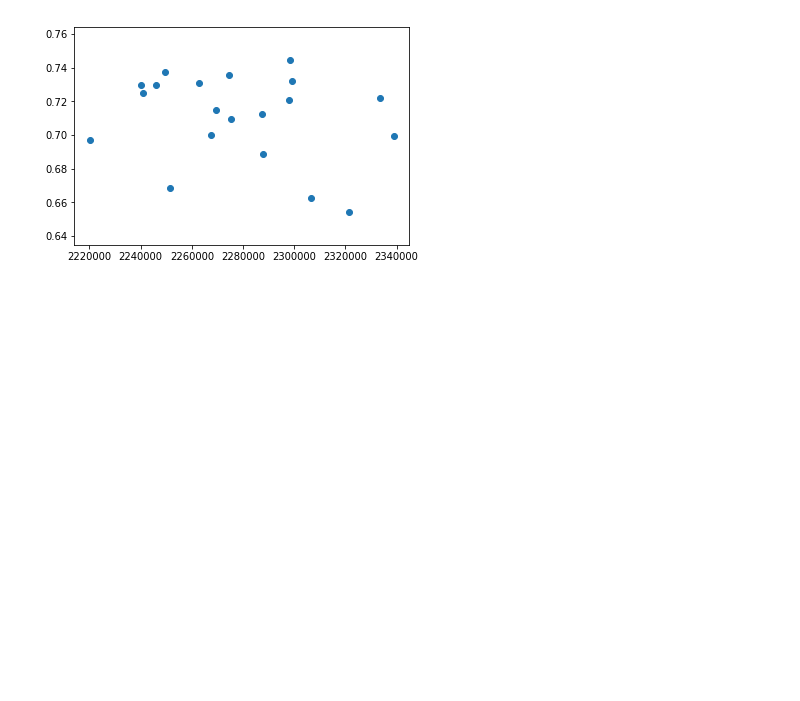
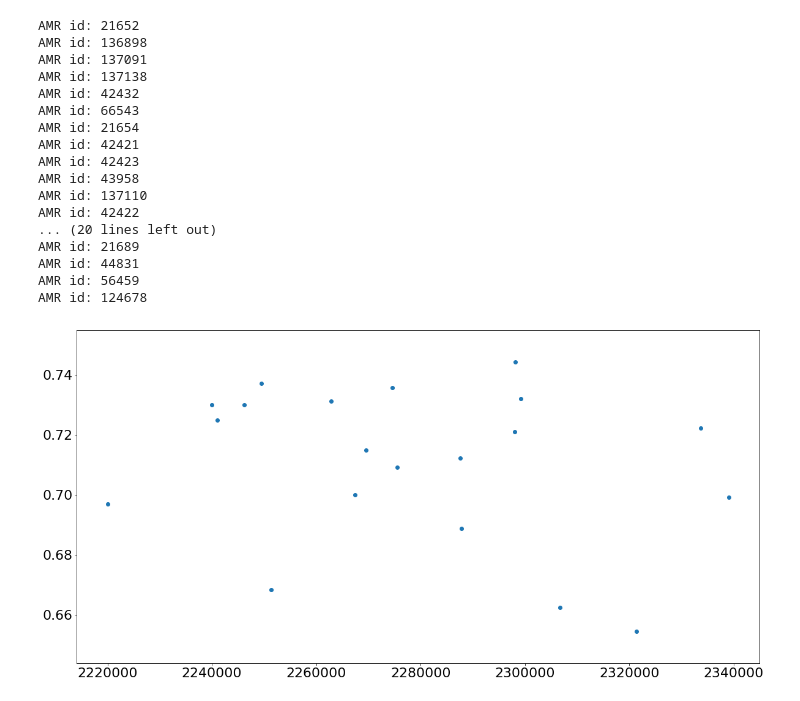
Before and after one commit to chaweewatp/northeastern-work-1, a Jupyter notebook: 5_1_Optimization_finding_objective_values.ipynb, the cells around one changed output. Saved outputs shown, nothing was run; the diff lists cells and outputs as text; code cells hidden in the pictures; blank space fills up the shorter version.

```diff
--- a/5_1_Optimization_finding_objective_values.ipynb
+++ b/5_1_Optimization_finding_objective_values.ipynb
@@ -42,7 +43,7 @@ dict_tarrif
         4.2097, 4.2097, 4.2097, 4.2097, 2.6295, 2.6295, 2.6295, 2.6295])}
 # %%
 dict_AMR_MC=np.load('dict_MC_AMR.npy')[()]
-
+dict_AMR_avg_cost_LF={}
 
 #energy purchasing
 array_sub_cost=([[],[],[],[],[],
@@ -50,39 +51,65 @@ array_sub_cost=([[],[],[],[],[],
                   [],[],[],[],[],
                   [],[],[],[],[]])
 for AMR_id in list(dict_AMR_MC.keys()):
-#     print(AMR_id)
+    print('AMR id:', AMR_id)
     array_kW=np.array([[],[],[],[],[],
                   [],[],[],[],[],
                   [],[],[],[],[],
                   [],[],[],[],[]])
+    array_LF=np.array([])
     for t in list(dict_AMR_MC[AMR_id].keys()):
         kW_data=np.array([[dict_AMR_MC[AMR_id][t][sample]] for sample in np.arange(0,20,1)])
         array_kW=np.append(array_kW, kW_data, axis=1)
+#         print(kW_data)
+#         LF_data=np.array([kW_data.mean()/kW_data.max()])
+#         print(LF_data)
+#         array_LF=np.append(array_LF, LF_data, axis=0)
 #     array_AMR_cost=array_kW*array_tarrif
+    LF_data=np.array([x.mean()/x.max() for x in array_kW])
+#     print(LF_data)
     array_AMR_cost=array_kW*dict_tarrif[AMR_id]
+#     print(array_LF)
+#     print('average cost:',array_AMR_cost.sum(axis=1).sum()/20)
+#     print('average LF:',LF_data.mean())
 
-    array_AMR_cost.sum(axis=1)
+    dict_AMR_avg_cost_LF.update({AMR_id:{"avg_cost":array_AMR_cost.sum(axis=1).sum()/20, "avg_LF":LF_data.mean()}})
 #     print(array_AMR_cost.sum(axis=1))
 #     print(np.array([[x] for x in array_AMR_cost.sum(axis=1)]))
     array_sub_cost=np.append(array_sub_cost, np.array([[x] for x in array_AMR_cost.sum(axis=1)]), axis=1)
 #     array_sub_cost=array_sub_cost+np.array([[x] for x in array_AMR_cost.sum(axis=1)])
 array_sub_cost=np.array([x.sum() for x in array_sub_cost])
 
 
 
 #find substation LF
 array_sub_LF=np.array([])
 for sample in np.arange(0,20,1):
     array_sum_kW=np.array([])
     for t in ['t{}'.format(x) for x in np.arange(0,48,1)]:
         array_AMR_kW=np.array([dict_AMR_MC[AMR_id][t][sample] for AMR_id in list(dict_AMR_MC.keys())])
         array_sum_kW=np.append(array_sum_kW,array_AMR_kW.sum())
     LF=array_sum_kW.mean()/array_sum_kW.max()
     array_sub_LF=np.append(array_sub_LF,LF)
 
-
 fig, ax = plt.subplots()
 ax.scatter(array_sub_cost,array_sub_LF)
 plt.show()
 # %% [output]
+AMR id: 21652
+AMR id: 136898
+AMR id: 137091
+AMR id: 137138
+AMR id: 42432
+AMR id: 66543
+AMR id: 21654
+AMR id: 42421
+AMR id: 42423
+AMR id: 43958
+AMR id: 137110
+AMR id: 42422
+... (20 lines left out)
+AMR id: 21689
+AMR id: 44831
+AMR id: 56459
+AMR id: 124678
-[figure, old version]
+[figure, new version]
```
Also changed, not shown: parts of 5 cells of this notebook, 1 other file.
